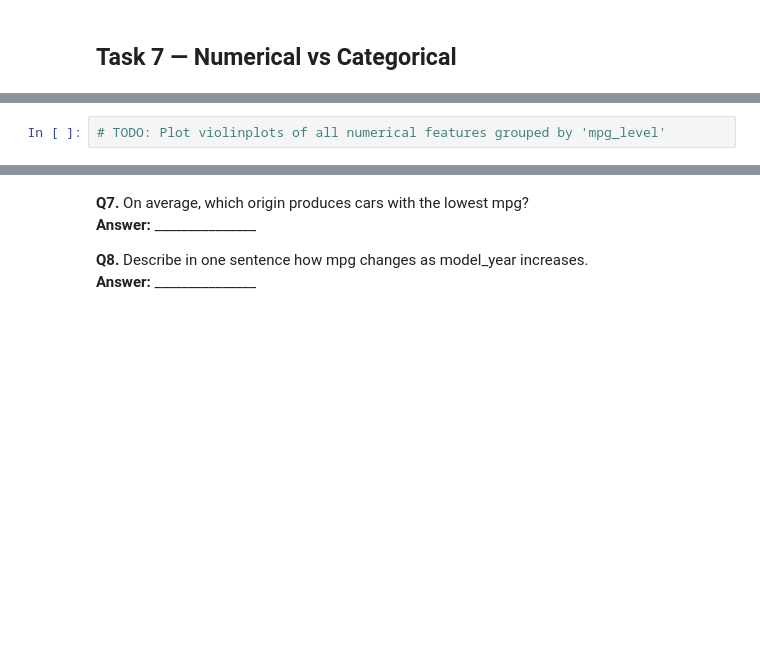
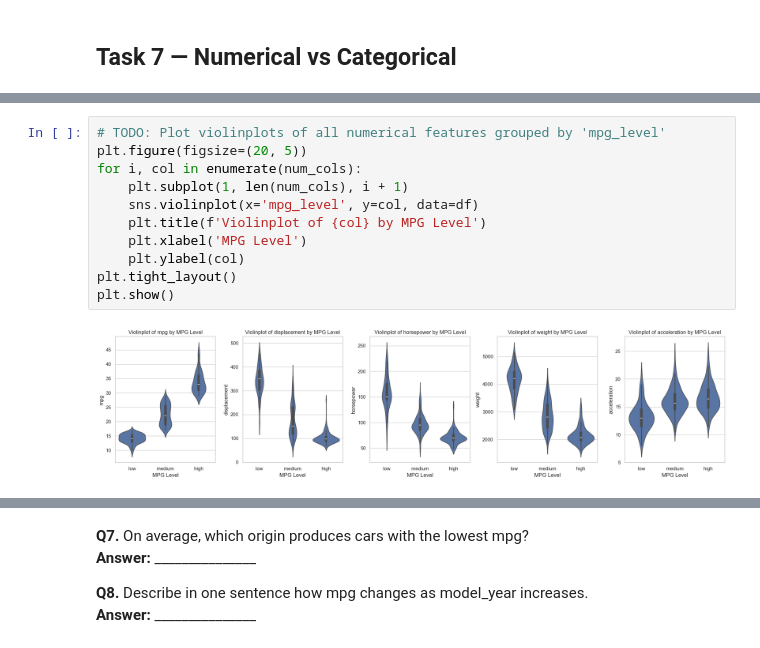
Before and after one commit to tashfeen786/Netsol-week-2, a Jupyter notebook: 02_EDA_Worksheet.ipynb, the cells around one changed output, grey strips where cells are left out. Saved outputs shown, nothing was run; the diff lists cells and outputs as text; blank space fills up the shorter version.

```diff
--- a/02_EDA_Worksheet.ipynb
+++ b/02_EDA_Worksheet.ipynb
@@ -301,4 +312,15 @@ plt.show()
 # %%
 # TODO: Plot violinplots of all numerical features grouped by 'mpg_level'
+plt.figure(figsize=(20, 5))
+for i, col in enumerate(num_cols):
+    plt.subplot(1, len(num_cols), i + 1)
+    sns.violinplot(x='mpg_level', y=col, data=df)
+    plt.title(f'Violinplot of {col} by MPG Level')
+    plt.xlabel('MPG Level')
+    plt.ylabel(col)
+plt.tight_layout()
+plt.show()
+# %% [output]
+[figure, added]
 # %%
 # TODO: Plot a line chart showing mean mpg per model_year
```
Also changed, not shown: parts of 2 cells of this notebook.
